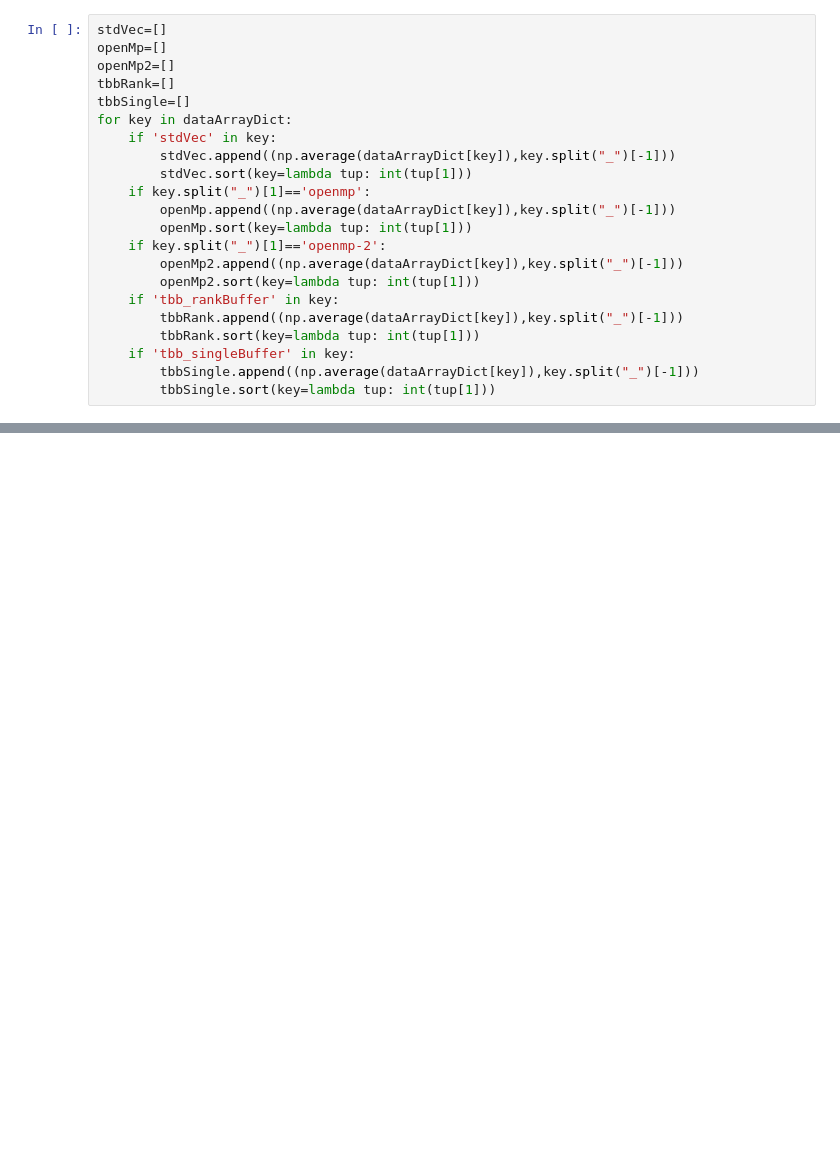
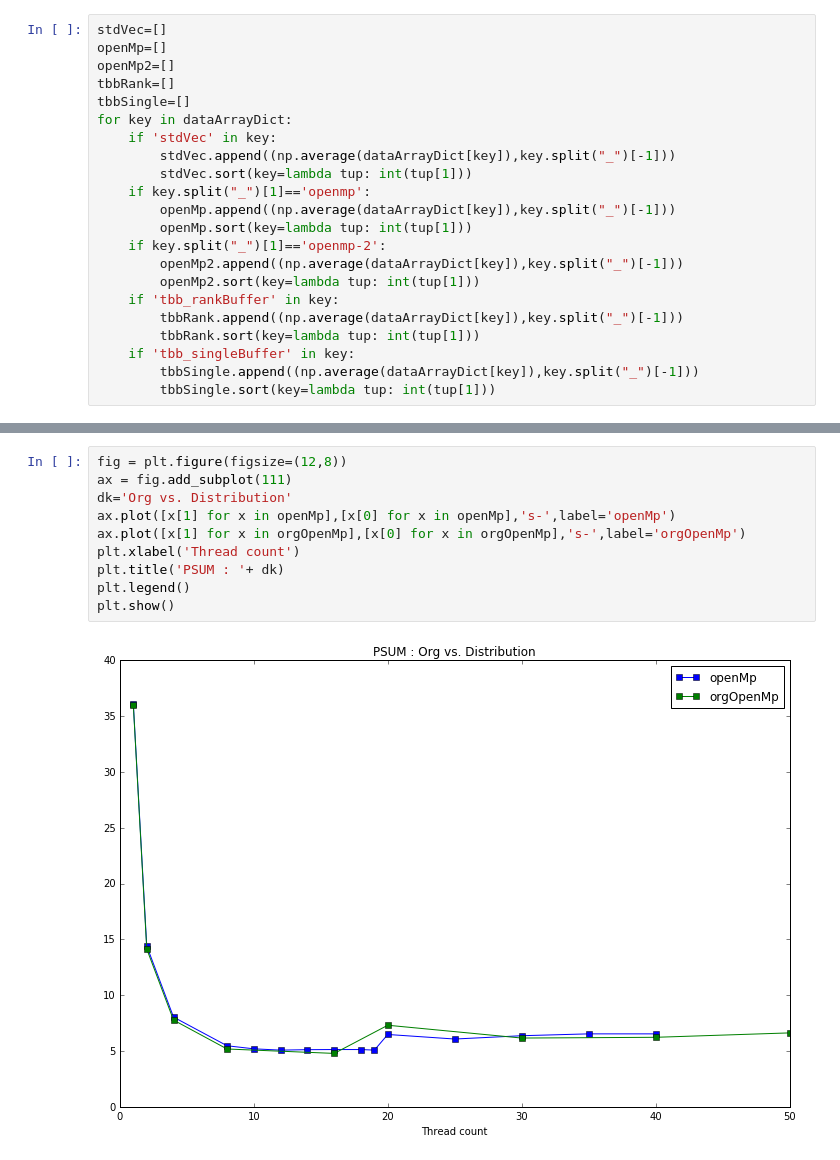
Before and after one commit to ParaToolsInc/benchmarks, a Jupyter notebook: threading/tacc_1/run2_data/histogramPsum.ipynb, the cells around one changed output, grey strips where cells are left out. Drawn from its saved outputs; the diff is of its cells as text; blank space fills up the shorter version.

```diff
--- a/threading/tacc_1/run2_data/histogramPsum.ipynb
+++ b/threading/tacc_1/run2_data/histogramPsum.ipynb
@@ -143,0 +187,12 @@ plt.show()
+# %%
+fig = plt.figure(figsize=(12,8))
+ax = fig.add_subplot(111)
+dk='Org vs. Distribution'
+ax.plot([x[1] for x in openMp],[x[0] for x in openMp],'s-',label='openMp')
+ax.plot([x[1] for x in orgOpenMp],[x[0] for x in orgOpenMp],'s-',label='orgOpenMp')
+plt.xlabel('Thread count')
+plt.title('PSUM : '+ dk)
+plt.legend()
+plt.show()
+# %% [output]
+[figure, added]
```
Also changed, not shown: parts of 28 cells of this notebook.
